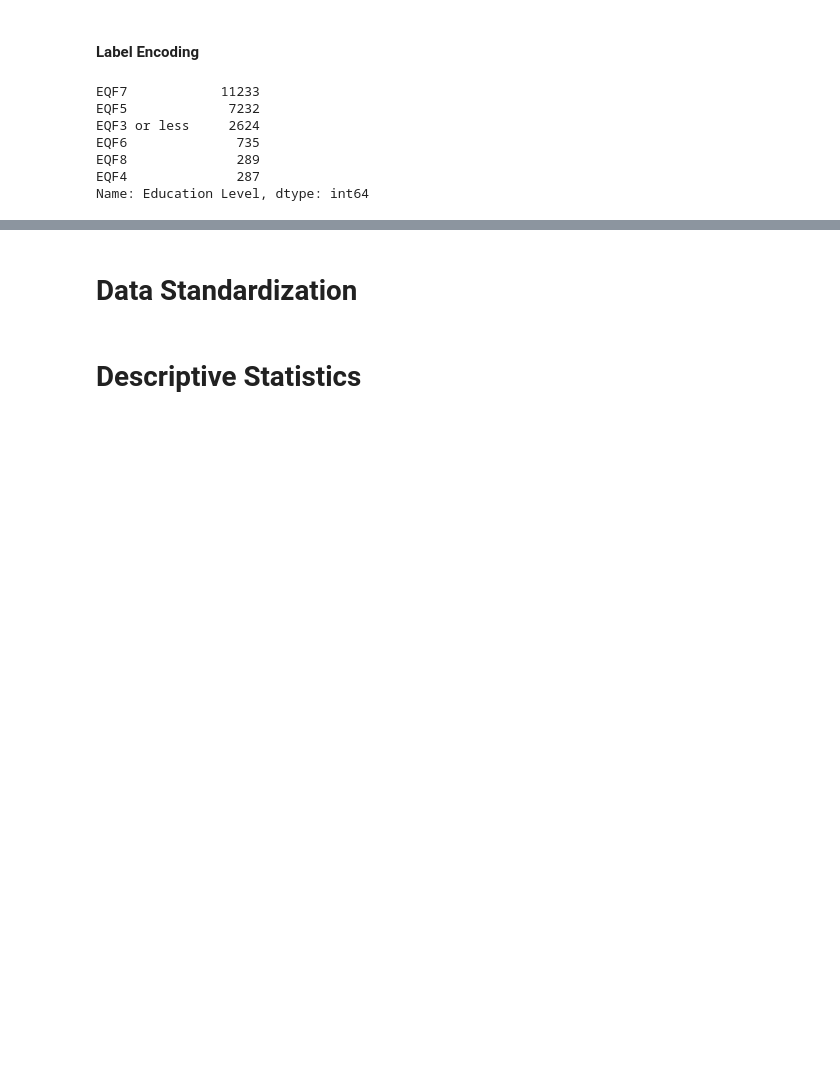
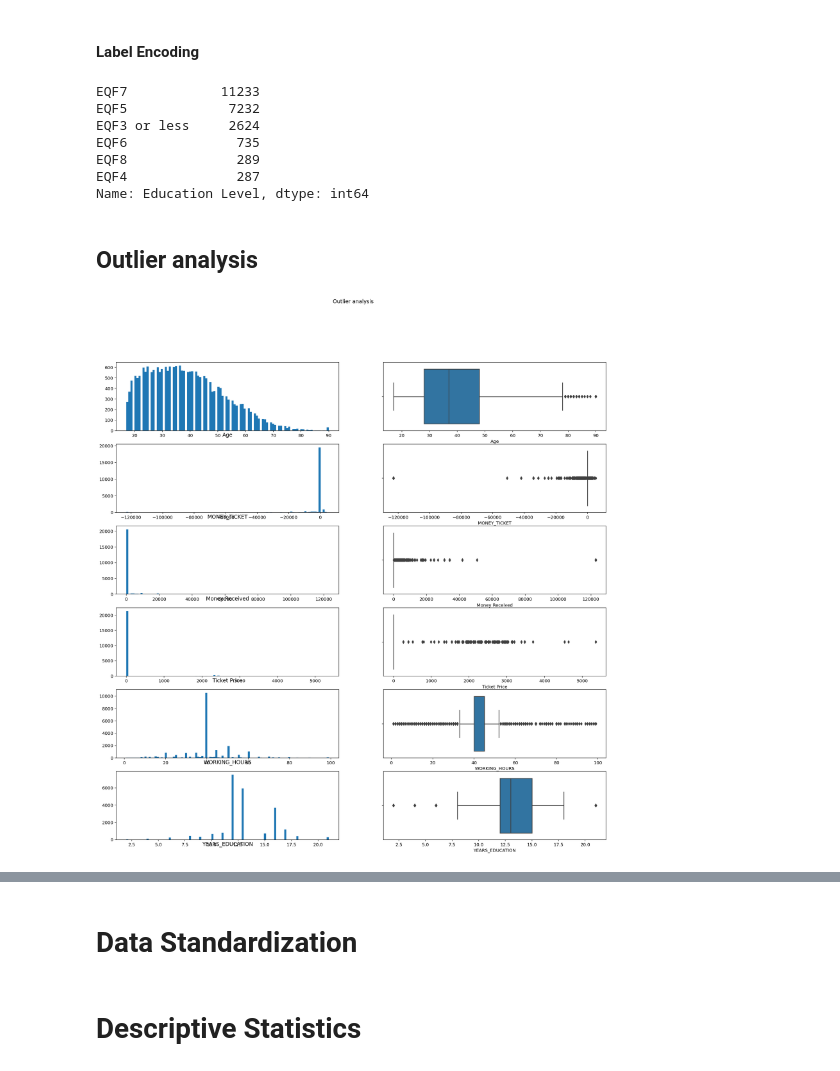
Before and after one commit to martaldsantos/newland_project, a Jupyter notebook: ML_Project-checkpoint.ipynb, the cells around one changed output, grey strips where cells are left out. Cells and saved outputs as stored; diff of their text form; code cells hidden in the pictures; blank space fills up the shorter version.

```diff
--- a/ML_Project-checkpoint.ipynb
+++ b/ML_Project-checkpoint.ipynb
@@ -131,6 +131,33 @@ def metrics(y_train, pred_train , y_val, pred_val):
     print('-----------------------------------------------------------------------------------------------------------')
     print(classification_report(y_val, pred_val))
     print(confusion_matrix(y_val, pred_val))
+def hist_box_maker(df,titl, num_of_rows, figx, figy):
+
+    fig, axes = plt.subplots(num_of_rows, ceil((len(df.columns)*2)/num_of_rows), figsize=(figx, figy))
+    temp = (list(df.columns)*2)
+    temp.sort()
+    # Plot data
+    # Iterate across axes objects and associate each histogram (hint: use the ax.hist() instead of plt.hist()):
+    i = 0
+    for ax, feat in zip(axes.flatten(), temp):
+
+        if i%2 == 0:
+            ax.hist(df[feat], bins = 100)
+            ax.set_title(feat, y=-0.13)
+            pltiswork=feat
+
+        else:
+            sns.boxplot(x=df[pltiswork], ax = ax)
+
+        i+=1
+
+    # Layout
+    # Add a centered title to the figure:
+    title = titl
+
+    plt.suptitle(title)
+
+    plt.show()# All Numeric Variables' Box Plots in one figure
 # %% [markdown]
 ### Import data
 # %%
@@ -871,3 +898,5 @@ train = train_encoding.copy()
 #######################testando e melhorndo e anotando tudo para n perdermos nada no report
 #######################PLS N APAGUEM MESMO NADA QUE FIZERAM OU Q OS OUTROS FIZERAM SEM TODOS CONCORDAREM
 #######################BASTA POR EM COMENTARIO OU "FAZER POR CIMA"
+# %% [markdown]
+## Outlier analysis
@@ -873,0 +905,6 @@ train = train_encoding.copy()
+# %%
+train_num = train[['YEARS_EDUCATION','WORKING_HOURS','Money Received','Ticket Price','Age','MONEY_TICKET']]
+# %%
+hist_box_maker(train_num,'Outlier analysis',6,20,20)
+# %% [output]
+[figure, added]
```
Also changed, not shown: parts of 37 cells of this notebook.
